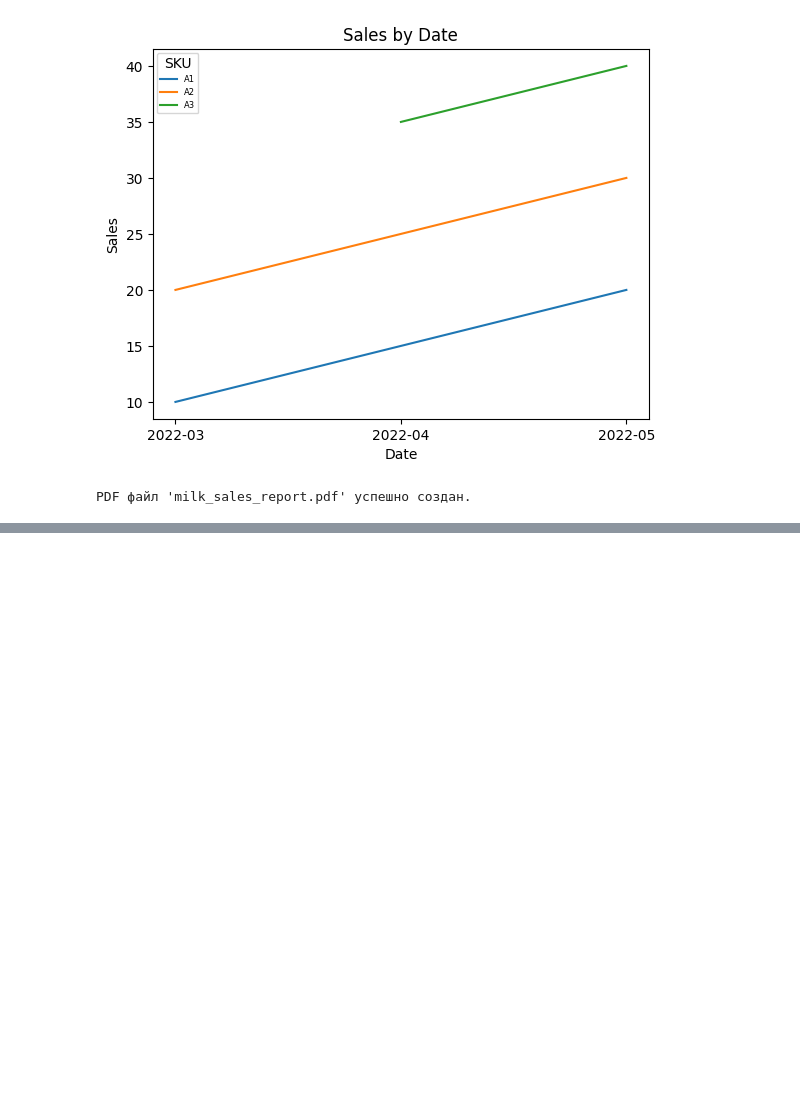
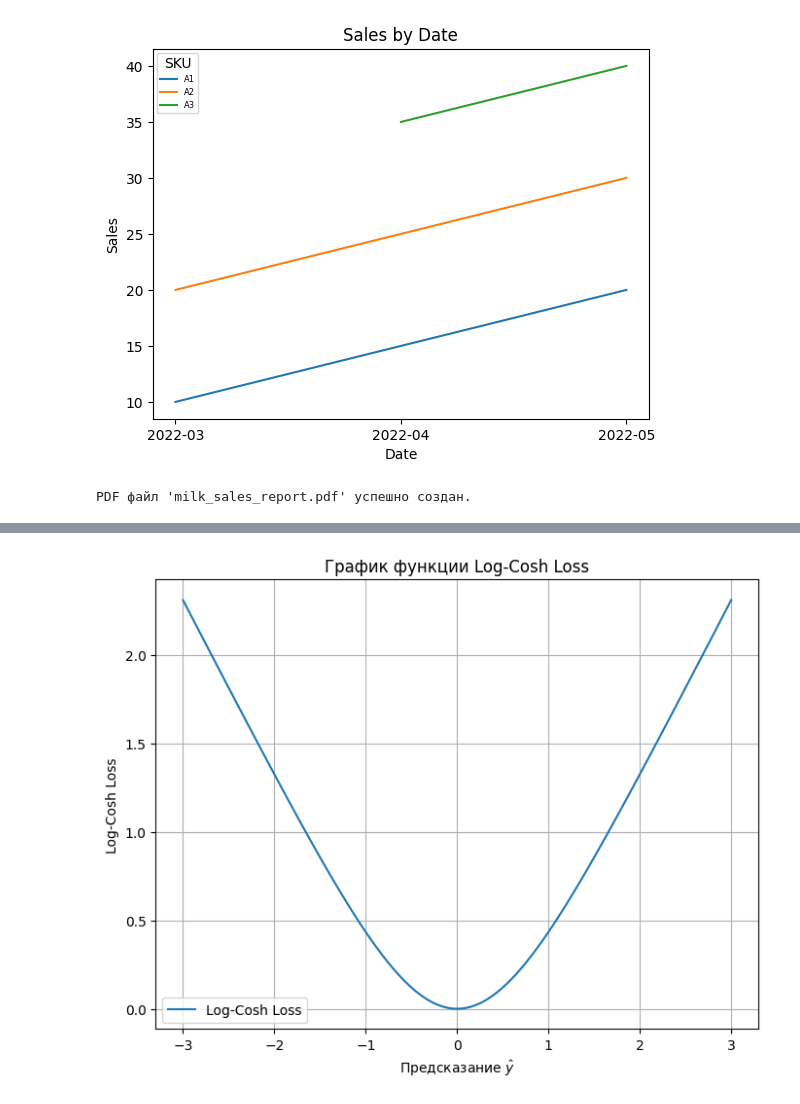
Before and after one commit to budennovsk/Pandas, a Jupyter notebook: reportlab.ipynb, the cells around one changed output, grey strips where cells are left out. Drawn from its saved outputs; the diff is of its cells as text; code cells hidden in the pictures; blank space fills up the shorter version.

```diff
--- a/reportlab.ipynb
+++ b/reportlab.ipynb
@@ -3315,0 +3390,28 @@ PDF файл 'milk_sales_report.pdf' успешно создан.
+# %%
+import numpy as np
+import matplotlib.pyplot as plt
+
+# Определение функции Log-Cosh Loss
+def log_cosh_loss(y_true, y_pred):
+    return np.log(np.cosh(y_pred - y_true))
+
+# Истинное значение
+y_true = 0
+
+# Диапазон предсказаний
+y_pred = np.linspace(-3, 3, 100)
+
+# Вычисление Log-Cosh Loss для каждого предсказания
+loss_values = log_cosh_loss(y_true, y_pred)
+
+# Построение графика
+plt.figure(figsize=(8, 6))
+plt.plot(y_pred, loss_values, label='Log-Cosh Loss')
+plt.xlabel('Предсказание $\hat{y}$')
+plt.ylabel('Log-Cosh Loss')
+plt.title('График функции Log-Cosh Loss')
+plt.legend()
+plt.grid(True)
+plt.show()
+# %% [output]
+[figure, added]
```
Also changed, not shown: parts of 7 cells of this notebook.
